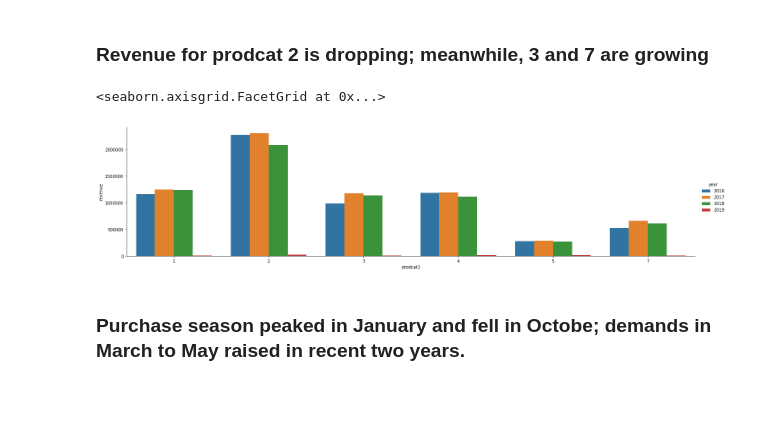
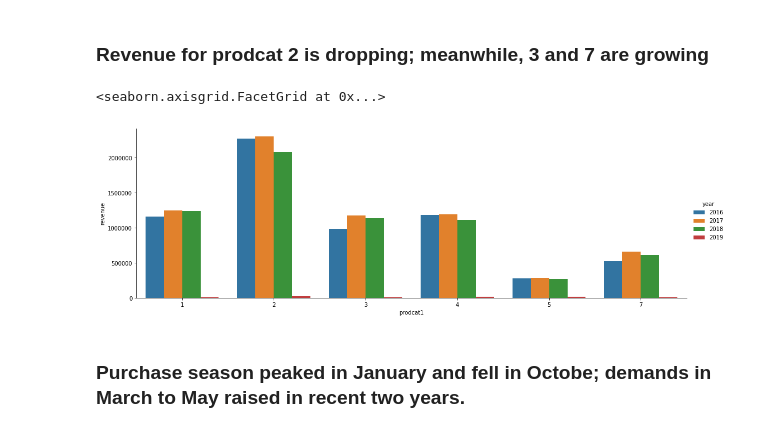
Before and after one commit to Tai-Hua/Predict-Next-Product-to-buy, a Jupyter notebook: Predict Next Product-to-buy.ipynb, the cells around one changed output. Saved outputs shown, nothing was run; the diff lists cells and outputs as text; code cells hidden in the pictures; blank space fills up the shorter version.

```diff
--- a/Predict Next Product-to-buy.ipynb
+++ b/Predict Next Product-to-buy.ipynb
@@ -102,10 +102,10 @@ sns.catplot(data=temp, x='year', y= 'revenue', kind='bar', aspect=4)
 ### Revenue for prodcat 2 is dropping; meanwhile, 3 and 7 are growing
 # %%
 temp2 = order.groupby(['year','prodcat1']).revenue.agg(['count','sum']).reset_index().rename(columns={'sum':'revenue'})
-sns.catplot(data=temp2, x='prodcat1', y= 'revenue', hue= 'year', kind='bar', aspect=4)
+sns.catplot(data=temp2, x='prodcat1', y= 'revenue', hue= 'year', kind='bar', aspect=3)
 # %% [output]
 <seaborn.axisgrid.FacetGrid at 0x...>
-[figure, old version]
+[figure, new version]
 # %% [markdown]
 ### Purchase season peaked in January and fell in Octobe; demands in March to May raised in recent two years.
 # %%
```
Also changed, not shown: parts of 14 cells of this notebook.
